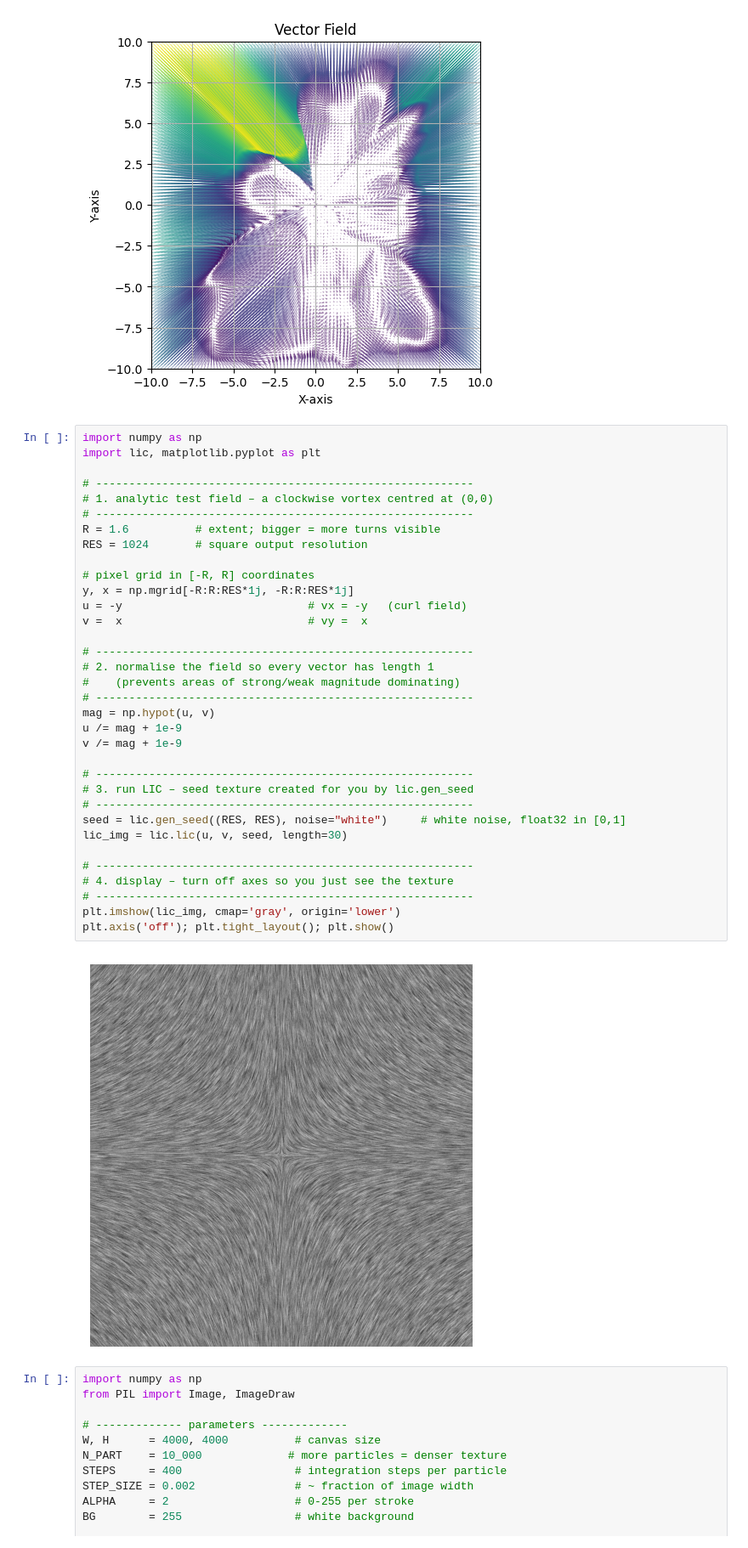
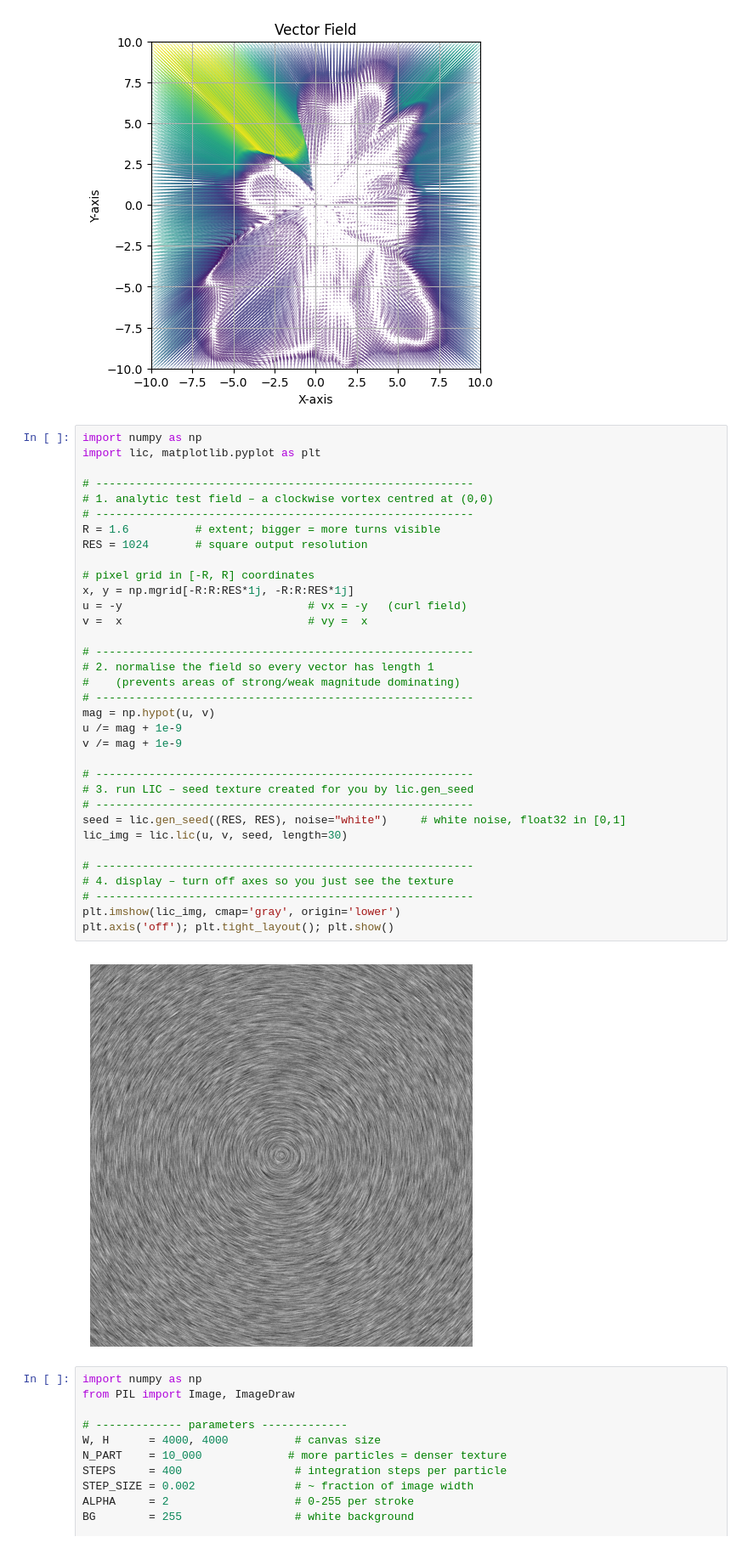
Before and after one commit to CerovazS/vfield, a Jupyter notebook: plot.ipynb, the cells around one changed output. Shown at 85% size. Saved outputs shown, nothing was run; the diff lists cells and outputs as text.

```diff
--- a/plot.ipynb
+++ b/plot.ipynb
@@ -38,35 +40,35 @@ import lic, matplotlib.pyplot as plt
 # ---------------------------------------------------------
 # 1. analytic test field – a clockwise vortex centred at (0,0)
 # ---------------------------------------------------------
 R = 1.6          # extent; bigger = more turns visible
 RES = 1024       # square output resolution
 
 # pixel grid in [-R, R] coordinates
-y, x = np.mgrid[-R:R:RES*1j, -R:R:RES*1j]
+x, y = np.mgrid[-R:R:RES*1j, -R:R:RES*1j]
 u = -y                            # vx = -y   (curl field)
 v =  x                            # vy =  x
 
 # ---------------------------------------------------------
 # 2. normalise the field so every vector has length 1
 #    (prevents areas of strong/weak magnitude dominating)
 # ---------------------------------------------------------
 mag = np.hypot(u, v)
 u /= mag + 1e-9
 v /= mag + 1e-9
 
 # ---------------------------------------------------------
 # 3. run LIC – seed texture created for you by lic.gen_seed
 # ---------------------------------------------------------
 seed = lic.gen_seed((RES, RES), noise="white")     # white noise, float32 in [0,1]
 lic_img = lic.lic(u, v, seed, length=30)
 
 # ---------------------------------------------------------
 # 4. display – turn off axes so you just see the texture
 # ---------------------------------------------------------
 plt.imshow(lic_img, cmap='gray', origin='lower')
 plt.axis('off'); plt.tight_layout(); plt.show()
 # %% [output]
-[figure, old version]
+[figure, new version]
 # %%
 import numpy as np
 from PIL import Image, ImageDraw
```
Also changed, not shown: parts of 1 cell of this notebook.
